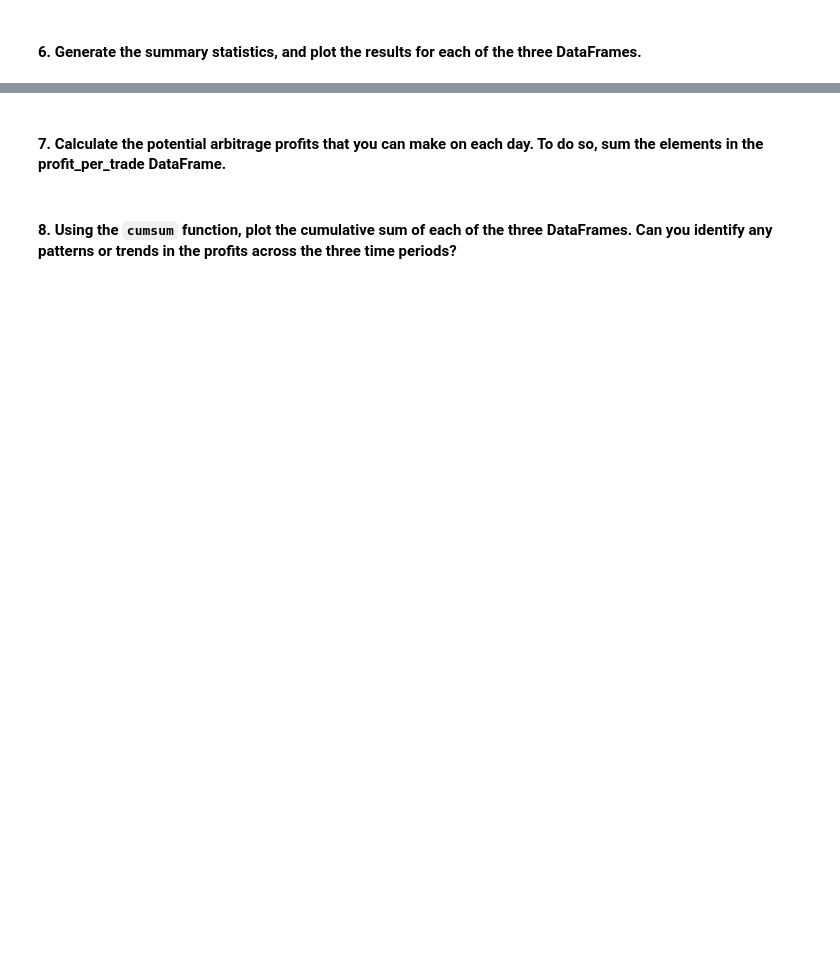
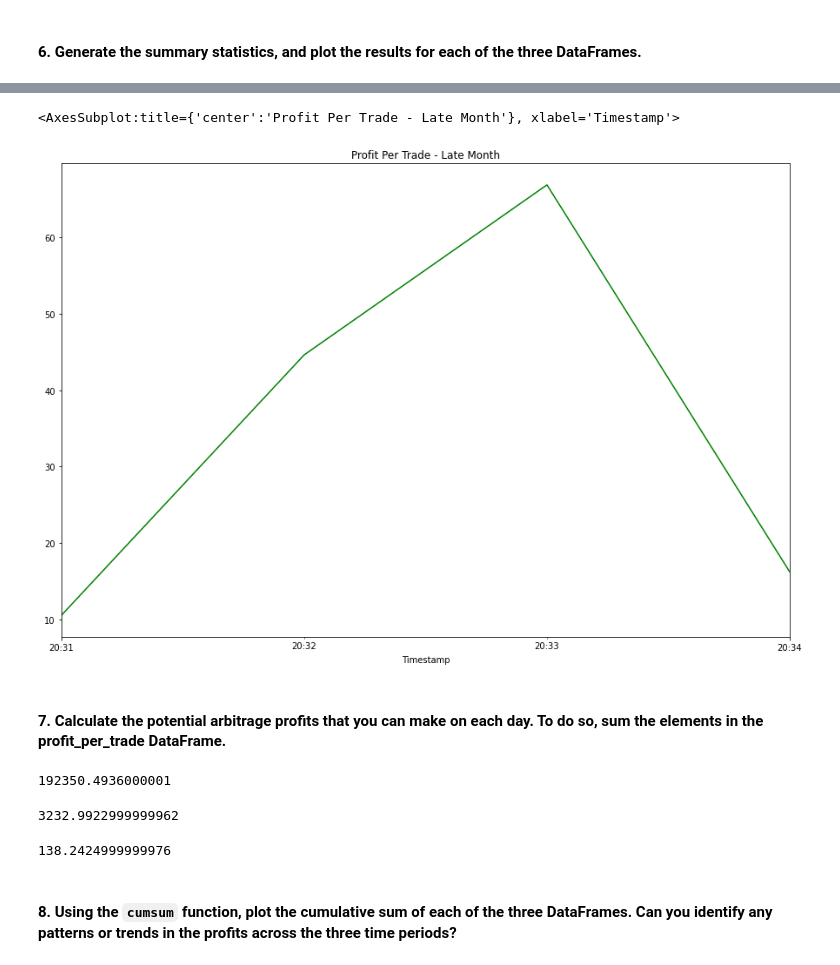
Before and after one commit to jasonbucks/Module_3, a Jupyter notebook: crypto_arbitrage.ipynb, the cells around one changed output, grey strips where cells are left out. Cells and saved outputs as stored; diff of their text form; code cells hidden in the pictures; blank space fills up the shorter version.

```diff
--- a/crypto_arbitrage.ipynb
+++ b/crypto_arbitrage.ipynb
@@ -764,7 +770,10 @@ Name: Close, Length: 110, dtype: float64
 # %%
 # For the date late in the dataset, calculate the potential profit per trade in dollars
 # Multiply the profitable trades by the cost of the Bitcoin that was purchased
-profit_late = profitable_trades_late * coinbase_sliced['Close'].loc['2018-03-14']
+
+# NEED TO SUBTRACT OUT THE 1% TRANSACTION COSTS IN ORDER TO GET THE NET PROFIT PER TRADE!!!
+
+profit_late = (profitable_trades_late - 0.01) * coinbase_sliced['Close'].loc['2018-03-14']
 
 # Drop any missing values from the profit DataFrame
 profit_per_trade_late = profit_late.dropna()
@@ -823,8 +841,29 @@ Name: Close, dtype: float64
+# %%
+# Plot the results for the late profit per trade DataFrame
+profit_per_trade_late.plot(figsize=(15, 10), title="Profit Per Trade - Late Month", color="green")
+# %% [output]
+<AxesSubplot:title={'center':'Profit Per Trade - Late Month'}, xlabel='Timestamp'>
+[figure, added]
 # %% [markdown]
 #### 7. Calculate the potential arbitrage profits that you can make on each day. To do so, sum the elements in the profit_per_trade DataFrame.
 # %%
 # Calculate the sum of the potential profits for the early profit per trade DataFrame
-# YOUR CODE HERE
+profit_sum_early = profit_per_trade_early.sum()
+profit_sum_early
+# %% [output]
+192350.4936000001
+# %%
+# Calculate the sum of the potential profits for the middle profit per trade DataFrame
+profit_sum_middle = profit_per_trade_middle.sum()
+profit_sum_middle
+# %% [output]
+3232.9922999999962
+# %%
+# Calculate the sum of the potential profits for the late profit per trade DataFrame
+profit_sum_late = profit_per_trade_late.sum()
+profit_sum_late
+# %% [output]
+138.2424999999976
 # %% [markdown]
 #### 8. Using the `cumsum` function, plot the cumulative sum of each of the three DataFrames. Can you identify any patterns or trends in the profits across the three time periods?
 # %%
```
Also changed, not shown: parts of 16 cells of this notebook.
